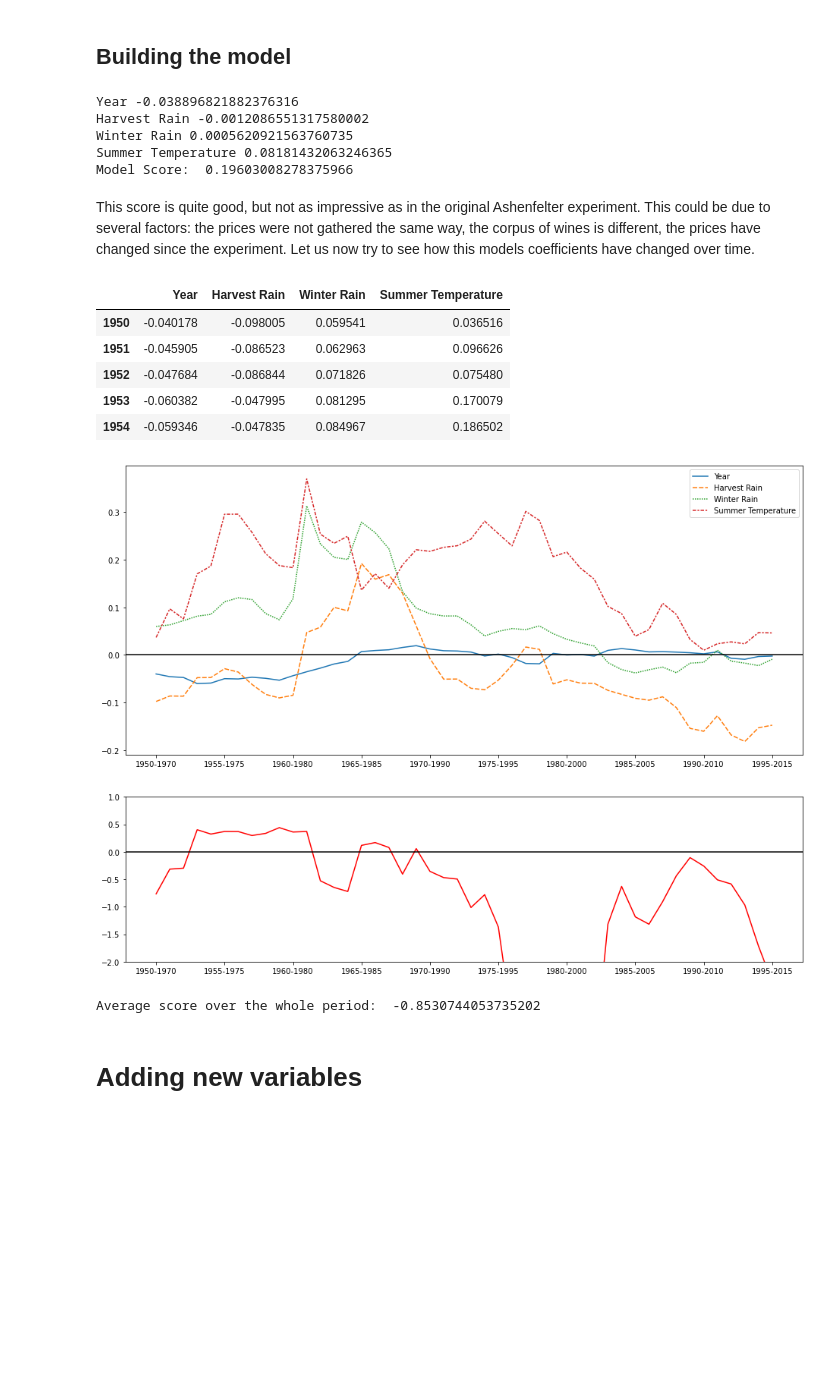
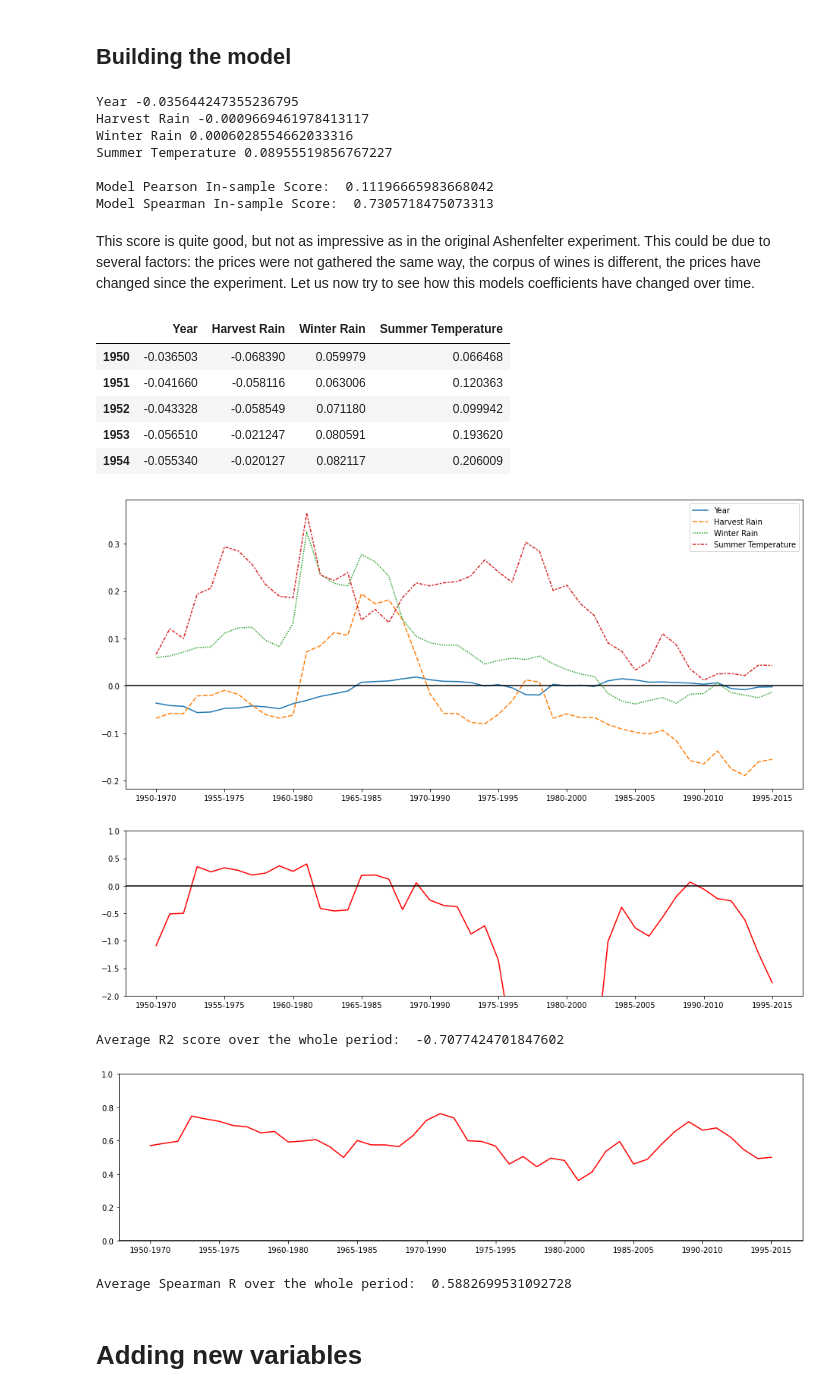
Before and after one commit to RoucherA/GrandCruClassifier, a Jupyter notebook: regression.ipynb, the cells around one changed output. Saved outputs shown, nothing was run; the diff lists cells and outputs as text; code cells hidden in the pictures; blank space fills up the shorter version.

```diff
--- a/regression.ipynb
+++ b/regression.ipynb
@@ -58,6 +58,7 @@ plt.show()
 # %%
 from sklearn.linear_model import LinearRegression
 from sklearn.metrics import r2_score
+from scipy.stats import spearmanr
 
 model = LinearRegression(normalize=False)
 oldest_vintage=1950
@@ -70,13 +71,16 @@ for i in range(len(X_ex.columns.to_list())):
     print(X_ex.columns.to_list()[i], model.coef_[i])
 
 
-print('Model Score: ',r2_score(model.predict(X_ex),y_ex))
+print('\nModel Pearson In-sample Score: ',r2_score(model.predict(X_ex),y_ex))
+print('Model Spearman In-sample Score: ',spearmanr(model.predict(X_ex),y_ex)[0])
 # %% [output]
-Year -0.038896821882376316
-Harvest Rain -0.0012086551317580002
-Winter Rain 0.0005620921563760735
-Summer Temperature 0.08181432063246365
-Model Score:  0.19603008278375966
+Year -0.035644247355236795
+Harvest Rain -0.0009669461978413117
+Winter Rain 0.0006028554662033316
+Summer Temperature 0.08955519856767227
+
+Model Pearson In-sample Score:  0.11196665983668042
+Model Spearman In-sample Score:  0.7305718475073313
 # %% [markdown]
 This score is quite good, but not as impressive as in the original Ashenfelter experiment. This could be due to several factors: the prices were not gathered the same way, the corpus of wines is different, the prices have changed since the experiment. Let us now try to see how this models coefficients have changed over time.
 # %%
@@ -84,7 +88,8 @@ from sklearn.preprocessing import StandardScaler
 
 def model_tester(X, y):
     coefficients = pd.DataFrame(0, index = ['Year']+X.columns.to_list(), columns=range(1950,1996))
-    scores = []
+    r2_scores = []
+    spearman_scores = []
     X = pd.DataFrame(StandardScaler().fit_transform(X), index=X.index, columns=X.columns)
 
     for column in coefficients:
@@ -98,40 +103,53 @@ def model_tester(X, y):
         coefs = pd.Series(model.coef_)
         coefs.index = coefficients.index
         coefficients[column] = coefs
-        scores.append(r2_score(model.predict(X_ex),y_ex))
+        r2_scores.append(r2_score(model.predict(X_ex),y_ex))
+        spearman_scores.append(spearmanr(model.predict(X_ex),y_ex)[0])
 
     coefficients = coefficients.transpose()
     display(coefficients.head())
-    return coefficients, scores
+    return coefficients, r2_scores, spearman_scores
 
 
 #We will need ticks correspoding to our rolling windows for the graphs
 labels = [str(i)+'-'+str(i+20) for i in range(1950,1996,5)]
 # %%
-coefficients, scores = model_tester(X, y)
+coefficients, r2_scores, spearman_scores = model_tester(X, y)
 plt.figure(figsize=(16,7))
 sns.lineplot(data=coefficients).axhline(0., color='black')
 plt.xticks(range(1950,1996,5),labels=labels)
 plt.show()
 
 plt.figure(figsize=(16,4))
-sns.lineplot(data=scores, color='red').axhline(0., color='black')
+sns.lineplot(data=r2_scores, color='red').axhline(0., color='black')
 plt.xticks(range(0,46,5),labels=labels)
 plt.ylim((-2,1))
 plt.plot(0)
 plt.savefig('views/R2_simple_regression.png')
 plt.show()
-print('Average score over the whole period: ',np.mean(scores))
+print('Average R2 score over the whole period: ',np.mean(r2_scores))
+
+
+plt.figure(figsize=(16,4))
+sns.lineplot(data=spearman_scores, color='red').axhline(0., color='black')
+plt.xticks(range(0,46,5),labels=labels)
+plt.ylim((0,1))
+plt.plot(0)
+plt.savefig('views/Spearman_R_simple_regression.png')
+plt.show()
+print('Average Spearman R over the whole period: ',np.mean(spearman_scores))
 # %% [output]
 |  | Year | Harvest Rain | Winter Rain | Summer Temperature |
-| 1950 | -0.040178 | -0.098005 | 0.059541 | 0.036516 |
-| 1951 | -0.045905 | -0.086523 | 0.062963 | 0.096626 |
-| 1952 | -0.047684 | -0.086844 | 0.071826 | 0.075480 |
-| 1953 | -0.060382 | -0.047995 | 0.081295 | 0.170079 |
-| 1954 | -0.059346 | -0.047835 | 0.084967 | 0.186502 |
+| 1950 | -0.036503 | -0.068390 | 0.059979 | 0.066468 |
+| 1951 | -0.041660 | -0.058116 | 0.063006 | 0.120363 |
+| 1952 | -0.043328 | -0.058549 | 0.071180 | 0.099942 |
+| 1953 | -0.056510 | -0.021247 | 0.080591 | 0.193620 |
+| 1954 | -0.055340 | -0.020127 | 0.082117 | 0.206009 |
-[figure, old version]
+[figure, new version]
-[figure, old version]
+[figure, new version]
-Average score over the whole period:  -0.8530744053735202
+Average R2 score over the whole period:  -0.7077424701847602
+[figure, added]
+Average Spearman R over the whole period:  0.5882699531092728
 # %% [markdown]
 # Adding new variables
 # %%
```
Also changed, not shown: parts of 1 cell of this notebook, 5 other files.
